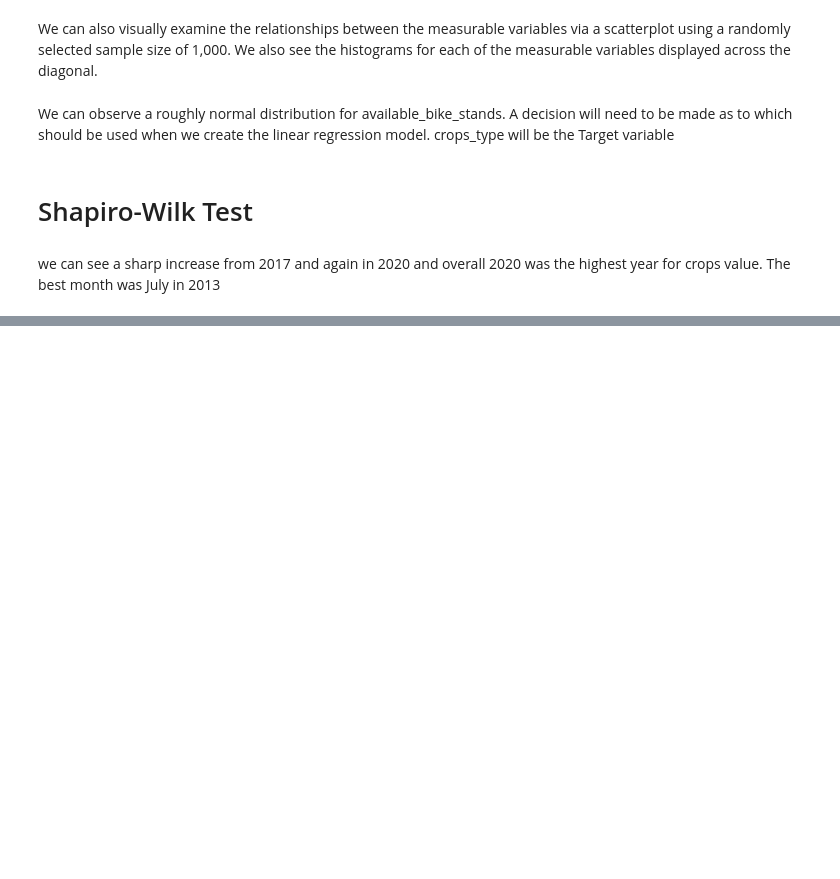
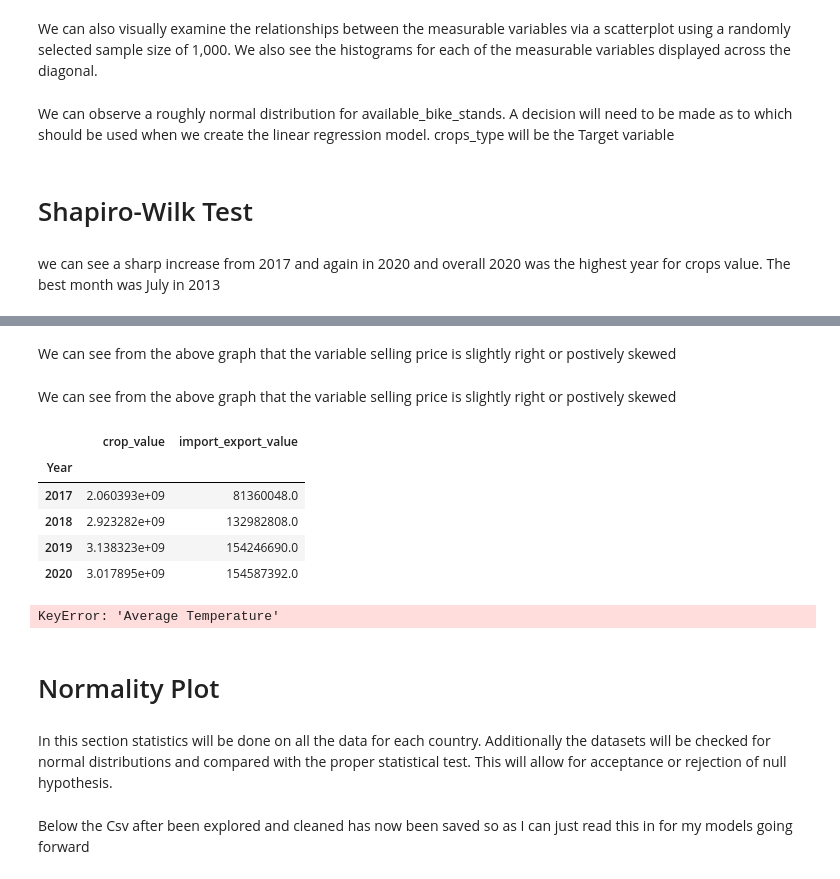
Before and after one commit to chrischukwuka2022/ca2-repo, a Jupyter notebook: CA2.Data_Analystic.ipynb, the cells around one changed output, grey strips where cells are left out. Saved outputs shown, nothing was run; the diff lists cells and outputs as text; code cells hidden in the pictures; blank space fills up the shorter version.

```diff
--- a/CA2.Data_Analystic.ipynb
+++ b/CA2.Data_Analystic.ipynb
@@ -1551,0 +1297,2 @@ plt.show()
+# %% [markdown]
+We can see from the above graph that the variable selling price is slightly right or postively skewed
@@ -1551,0 +1302,2 @@ plt.show()
+# %% [markdown]
+We can see from the above graph that the variable selling price is slightly right or postively skewed
@@ -1551,0 +1309,25 @@ plt.show()
+# %%
+#Sorting by year and aggreating the sum total
+cropgrouping = df_irishdata.groupby('Year', axis = 0).sum()
+cropgrouping
+# %% [output]
+|  | crop_value | import_export_value |
+| Year |  |  |
+| 2017 | 2.060393e+09 | 81360048.0 |
+| 2018 | 2.923282e+09 | 132982808.0 |
+| 2019 | 3.138323e+09 | 154246690.0 |
+| 2020 | 3.017895e+09 | 154587392.0 |
+# %%
+#Pie chart to display the average temperature each year in ireland
+cropgrouping['Average Temperature'].plot(kind='bar')
+
+plt.title('Average Temperature for each year')
+plt.tight_layout()
+# %% [output]
+KeyError: 'Average Temperature'
+# %% [markdown]
+# Normality Plot
+# %% [markdown]
+In this section statistics will be done on all the data for each country. Additionally the datasets will be checked for normal distributions and compared with the proper statistical test. This will allow for acceptance or rejection of null hypothesis.
+# %% [markdown]
+Below the Csv after been explored and cleaned has now been saved so as I can just read this in for my models going forward
```
Also changed, not shown: parts of 240 cells of this notebook, 1 other file.
